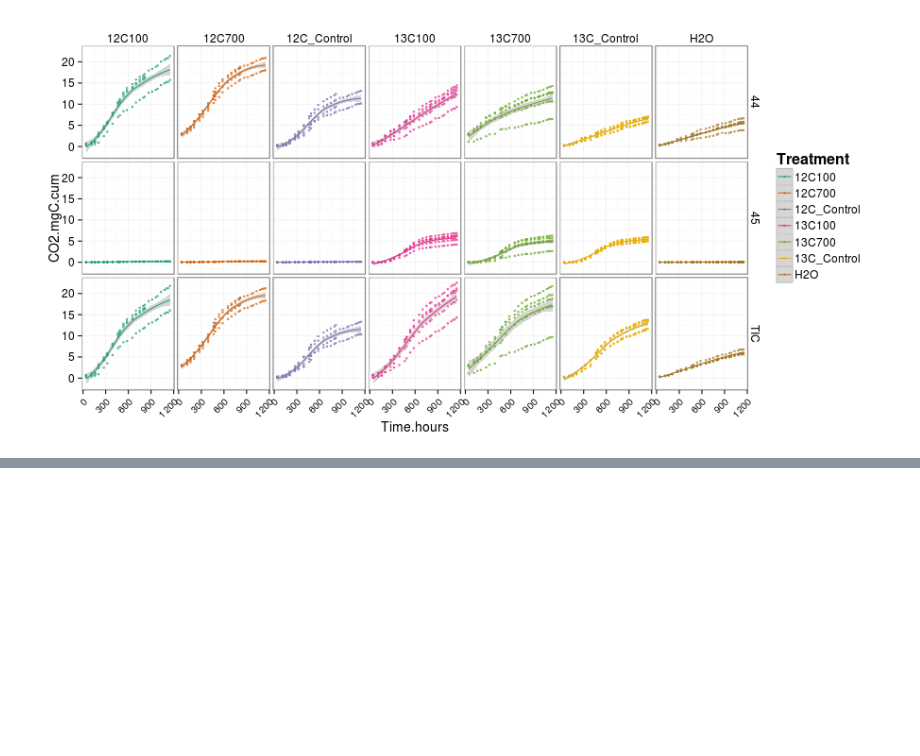
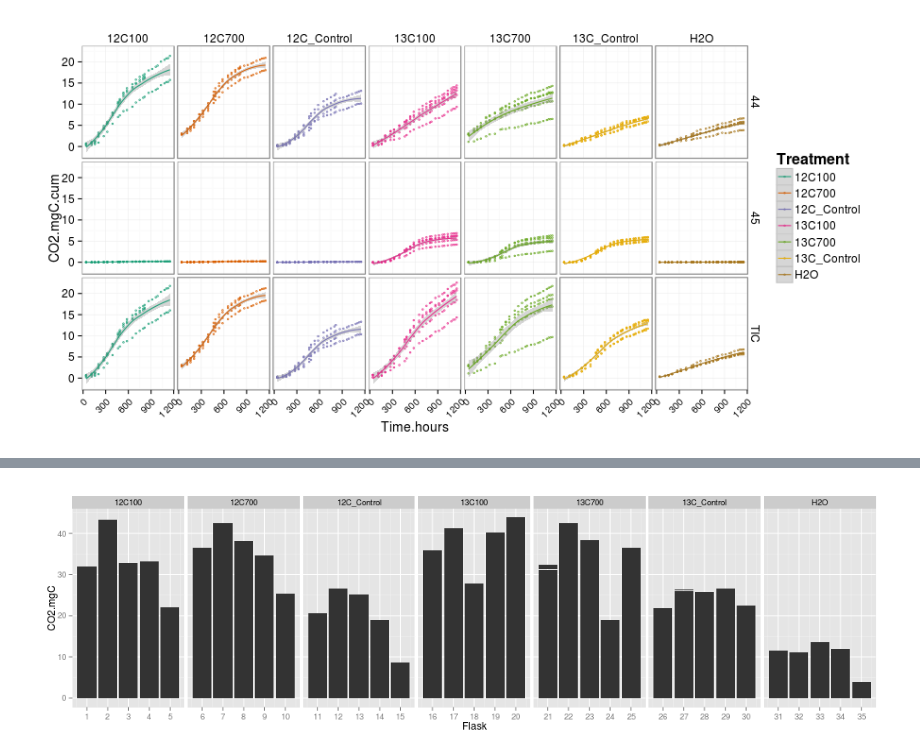
Before and after one commit to acampbellina/priming, a Jupyter notebook: gas_data.ipynb, the cells around one changed output, grey strips where cells are left out. Cells and saved outputs as stored; diff of their text form; code cells hidden in the pictures; blank space fills up the shorter version.

```diff
--- a/gas_data.ipynb
+++ b/gas_data.ipynb
@@ -77,0 +96,10 @@ p
+# %%
+%%R -w 1000 -h 300
+p = ggplot(rdf_gas, aes(x = Flask, y = CO2.mgC))
+
+p = p + facet_wrap(~Treatment, scales = "free_x", nrow = 1)
+p = p + geom_bar(stat = "identity")
+
+p
+# %% [output]
+[figure, added]
```
Also changed, not shown: parts of 8 cells of this notebook.
